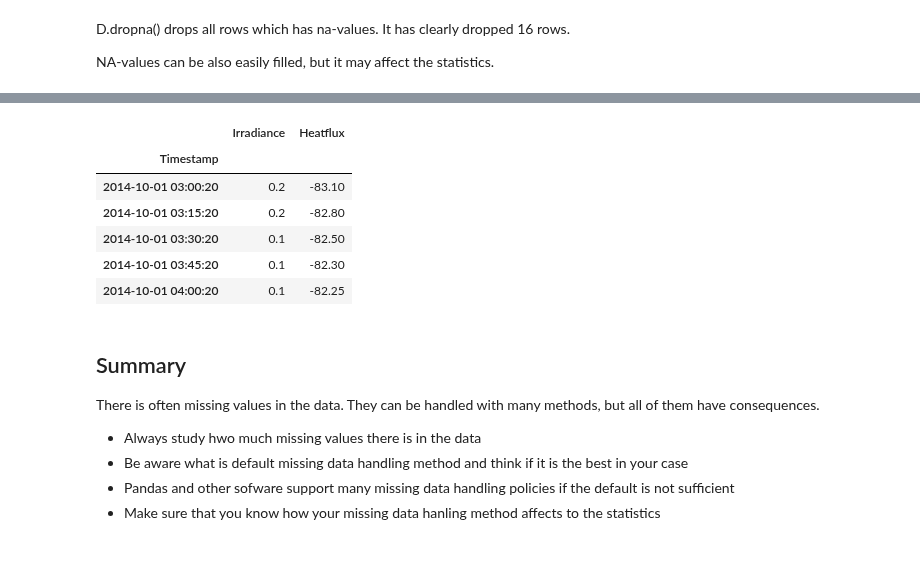
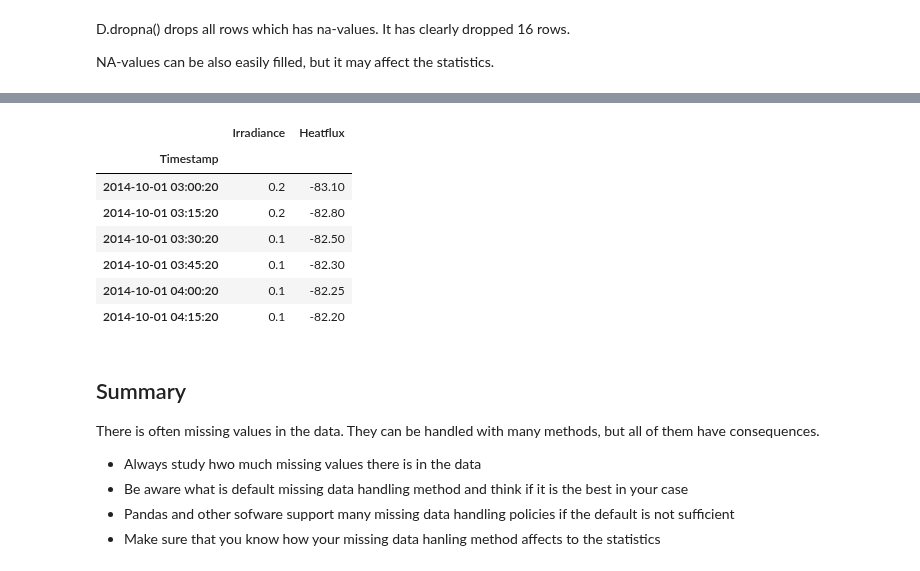
Before and after one commit to pevalisuo/AML, a Jupyter notebook: lectures/ReadingAndPlotting.ipynb, the cells around one changed output, grey strips where cells are left out. Saved outputs shown, nothing was run; the diff lists cells and outputs as text; code cells hidden in the pictures.

```diff
--- a/lectures/ReadingAndPlotting.ipynb
+++ b/lectures/ReadingAndPlotting.ipynb
@@ -176,13 +215,14 @@ print(D.interpolate().Heatflux.mean()) # Interpolate missing values
 # %%
-D.interpolate().head()
+D.interpolate().head(6)
 # %% [output]
 |  | Irradiance | Heatflux |
 | Timestamp |  |  |
 | 2014-10-01 03:00:20 | 0.2 | -83.10 |
 | 2014-10-01 03:15:20 | 0.2 | -82.80 |
 | 2014-10-01 03:30:20 | 0.1 | -82.50 |
 | 2014-10-01 03:45:20 | 0.1 | -82.30 |
 | 2014-10-01 04:00:20 | 0.1 | -82.25 |
+| 2014-10-01 04:15:20 | 0.1 | -82.20 |
 # %% [markdown]
 ## Summary
 There is often missing values in the data. They can be handled with many methods, but all of them have consequences.
```
Also changed, not shown: parts of 17 cells of this notebook, 1 other file.
